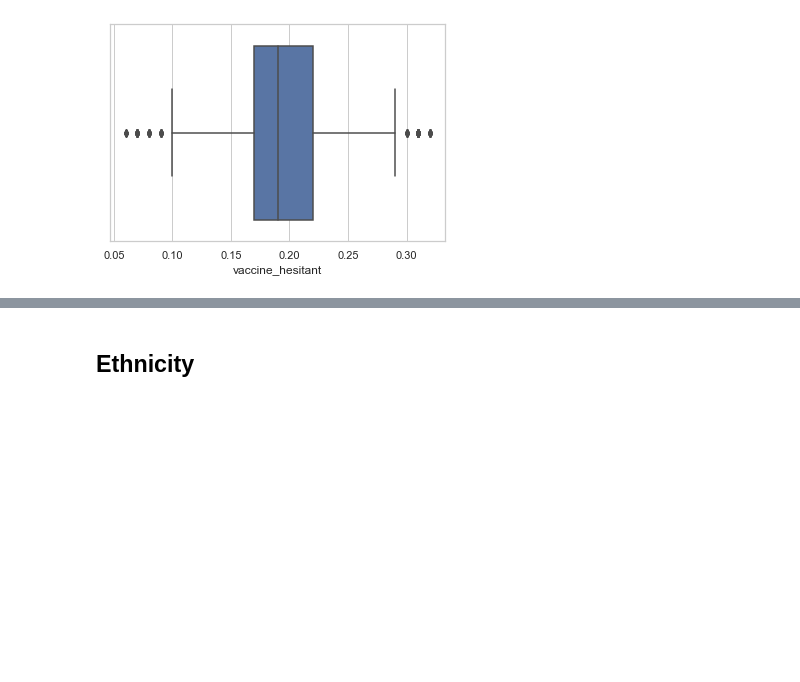
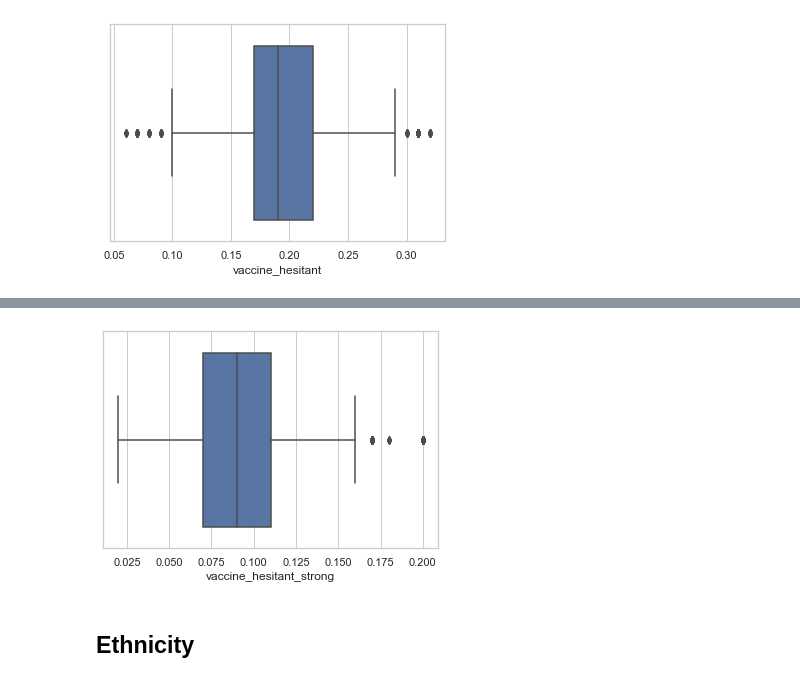
Before and after one commit to kuruparans/covid19-vaccine-hesitancy-analysis, a Jupyter notebook: exploratory-data-analysis.ipynb, the cells around one changed output, grey strips where cells are left out. Saved outputs shown, nothing was run; the diff lists cells and outputs as text; code cells hidden in the pictures; blank space fills up the shorter version.

```diff
--- a/exploratory-data-analysis.ipynb
+++ b/exploratory-data-analysis.ipynb
@@ -61,3 +65,7 @@ vaccine_hesitant_boxplot = sns.boxplot(x=df['vaccine_hesitant'])
+# %%
+vaccine_hesitant_strong_boxplot = sns.boxplot(x=df['vaccine_hesitant_strong'])
+# %% [output]
+[figure, added]
 # %% [markdown]
 ## Ethnicity
 # %%
```
Also changed, not shown: parts of 1 cell of this notebook.
